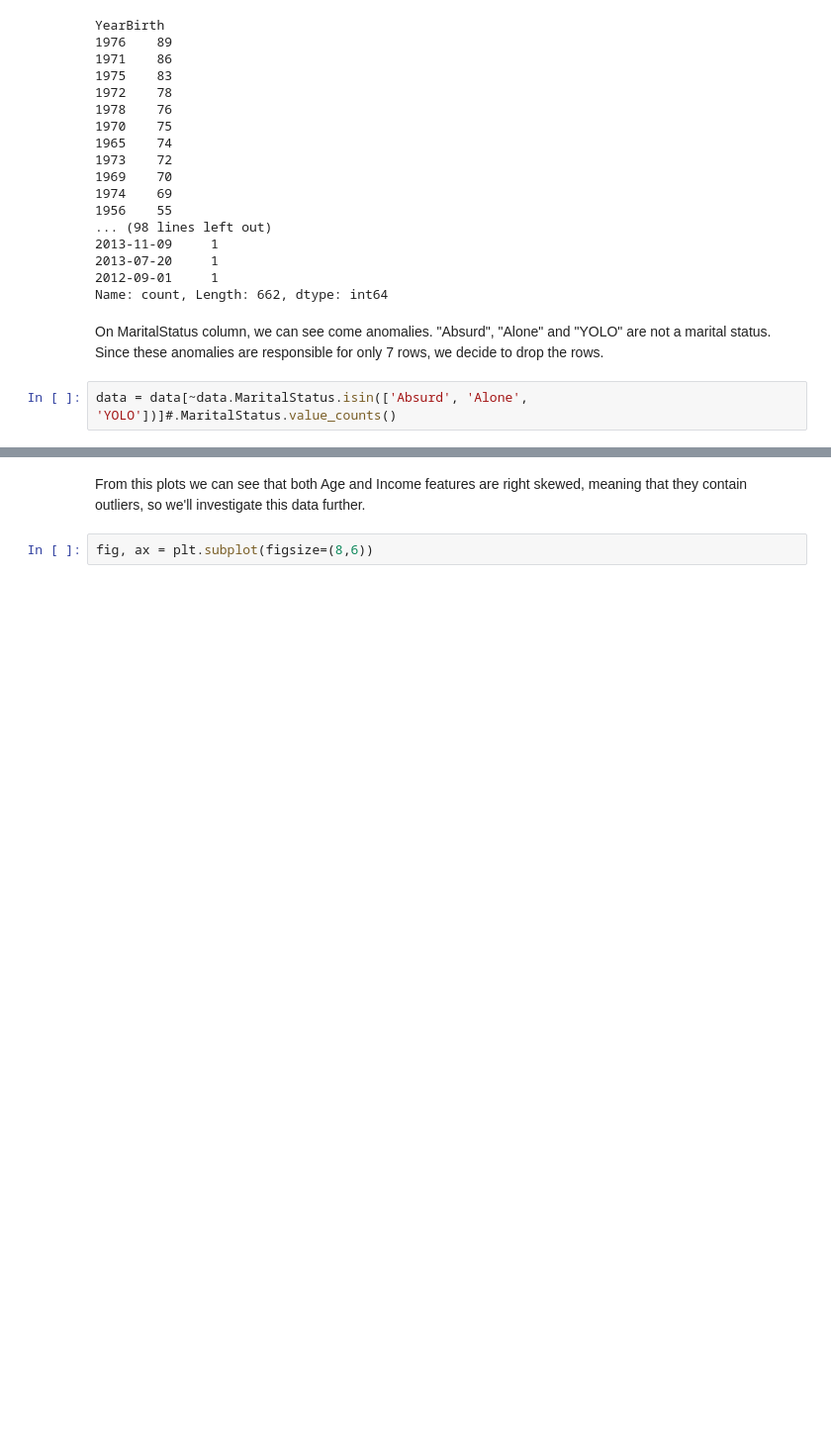
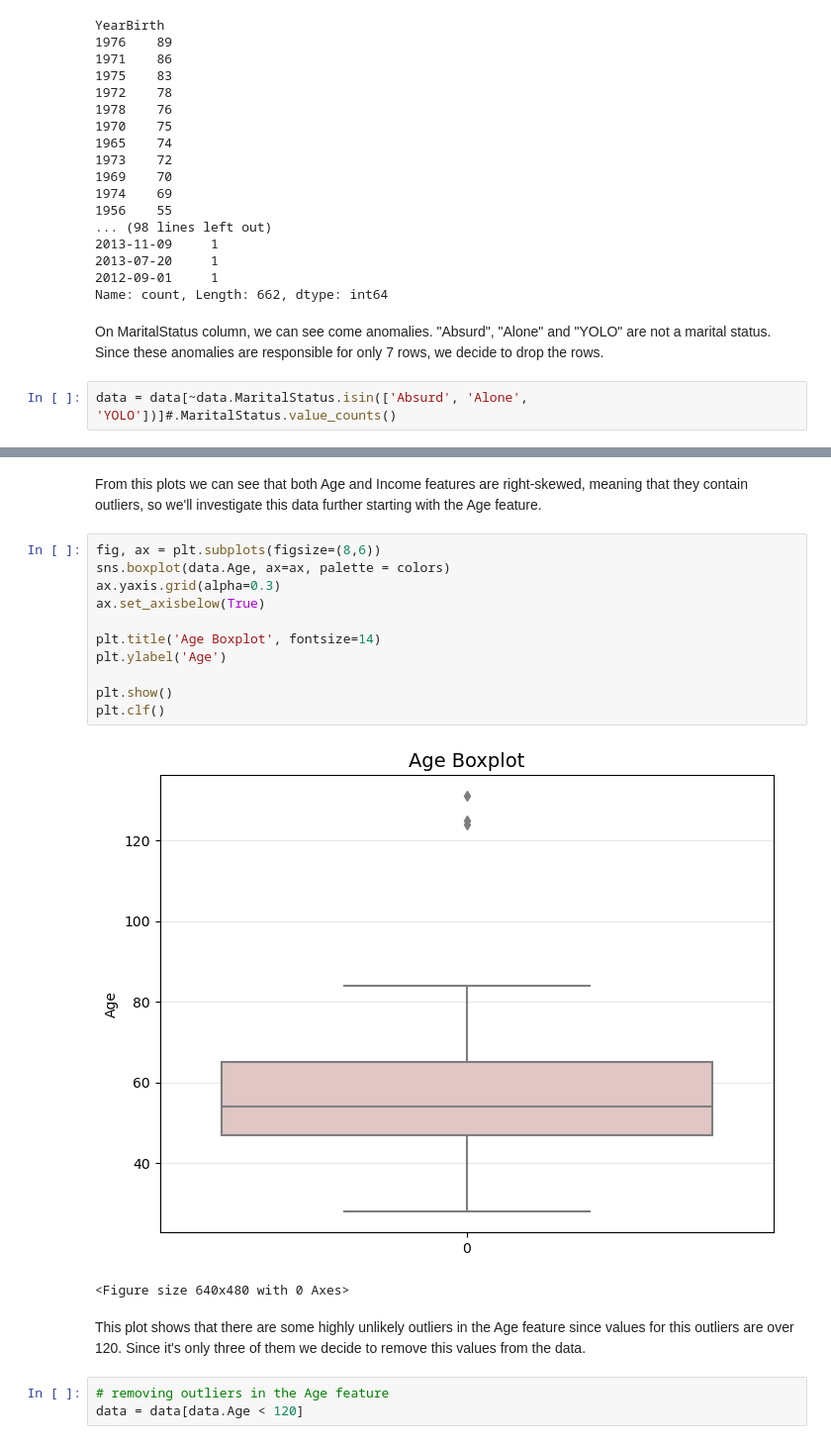
Before and after one commit to dorinMaraku/da-portfolio, a Jupyter notebook: marketing_data_analysis.ipynb, the cells around one changed output, grey strips where cells are left out. Shown at 99% size. Cells and saved outputs as stored; diff of their text form; blank space fills up the shorter version.

```diff
--- a/marketing_data_analysis.ipynb
+++ b/marketing_data_analysis.ipynb
@@ -323,4 +331,21 @@ plt.show()
 # %% [markdown]
-From this plots we can see that both Age and Income features are right skewed, meaning that they contain outliers, so we'll investigate this data further.
+From this plots we can see that both Age and Income features are right-skewed, meaning that they contain outliers, so we'll investigate this data further starting with the Age feature.
-# %%
-fig, ax = plt.subplot(figsize=(8,6))
+# %%
+fig, ax = plt.subplots(figsize=(8,6))
+sns.boxplot(data.Age, ax=ax, palette = colors)
+ax.yaxis.grid(alpha=0.3)
+ax.set_axisbelow(True)
+
+plt.title('Age Boxplot', fontsize=14)
+plt.ylabel('Age')
+
+plt.show()
+plt.clf()
+# %% [output]
+[figure, added]
+<Figure size 640x480 with 0 Axes>
+# %% [markdown]
+This plot shows that there are some highly unlikely outliers in the Age feature since values for this outliers are over 120. Since it's only three of them we decide to remove this values from the data.
+# %%
+# removing outliers in the Age feature
+data = data[data.Age < 120]
```
Also changed, not shown: parts of 18 cells of this notebook.
